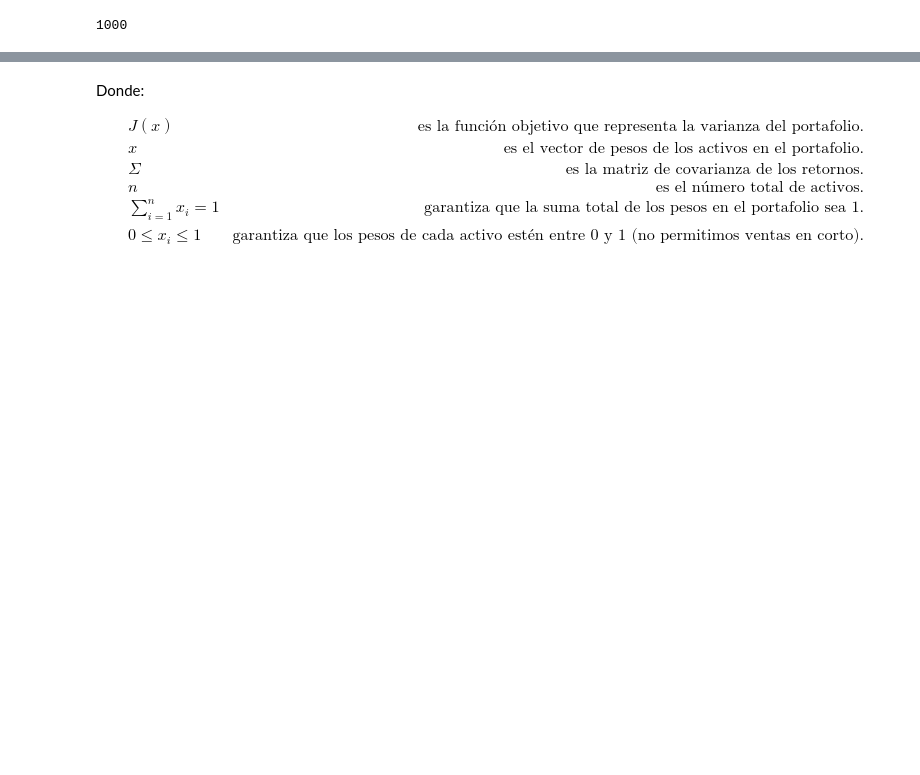
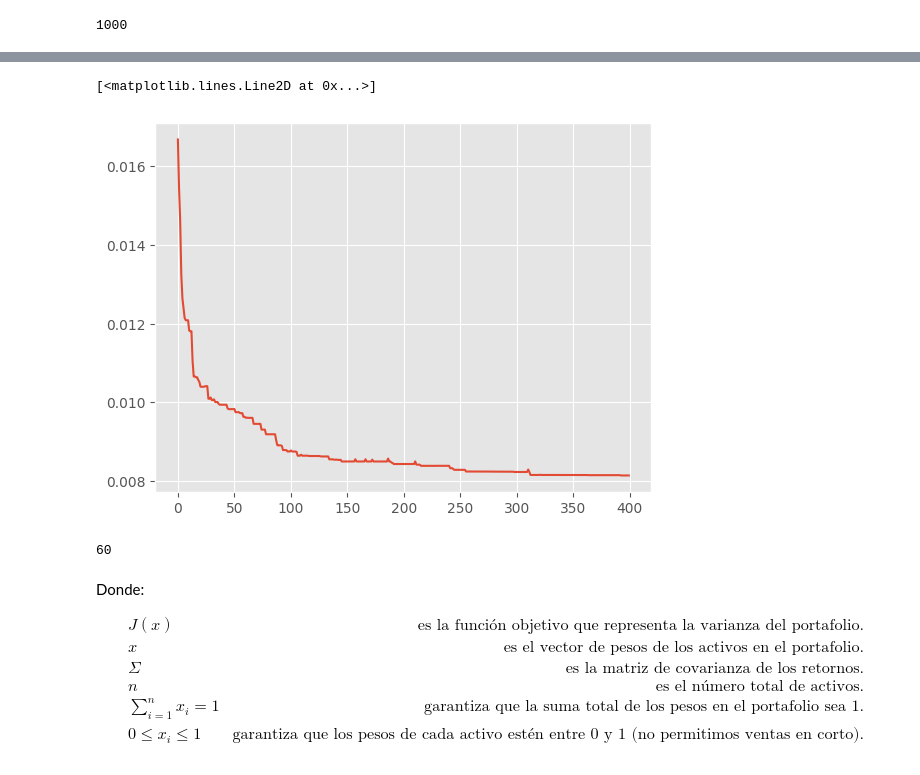
Before and after one commit to alfonso-santos/Python-aplicado-gestion-carteras, a Jupyter notebook: source/carteras-reales.ipynb, the cells around one changed output, grey strips where cells are left out. Drawn from its saved outputs; the diff is of its cells as text; code cells hidden in the pictures; blank space fills up the shorter version.

```diff
--- a/source/carteras-reales.ipynb
+++ b/source/carteras-reales.ipynb
@@ -162,3 +171,8 @@ array([0.17748802, 0.82251198])
-# %%
-pesos = np.random.uniform(0, 1, 200).reshape(-1, 2)
-pesos = pesos / pesos.sum(axis=1, keepdims=True)
+# %%
+sp_500_df = pd.read_excel('../data/SP500_comp_data.xlsx', index_col=0, parse_dates=True)
+
+
+
+num_min = 2000 # Número mínimo de datos
+sp_500_df = sp_500_df.dropna(axis=1, thresh=num_min)
+sp_500_df.head(2)
@@ -164,0 +185,5 @@ pesos = pesos / pesos.sum(axis=1, keepdims=True)
+# %%
+# Calcular los retornos logarítmicos usando diff()
+ret_sp500_df = np.log(sp_500_df).diff().dropna()
+
+ret_sp500_df.head(2)  # Mostrar las primeras filas de los retornos logarítmicos
@@ -165,3 +196,22 @@ pesos = pesos / pesos.sum(axis=1, keepdims=True)
+# %%
+var_min_lst = []
+pesos_lst = []
+for i in range(400):
+    tmp_data = ret_sp500_df.iloc[:, :i+2]
+    var_min, pesos = calc_port_min_var(tmp_data)
+    var_min_lst.append(var_min)
+    pesos_lst.append(pesos)
+# %%
+plt.plot(var_min_lst)
+# %% [output]
+[<matplotlib.lines.Line2D at 0x...>]
+[figure, added]
+# %%
+indice_maximo = lista.index(max(lista))
+
+indice_maximo
+# %% [output]
+60
 # %% [markdown]
 Donde:
 
```
Also changed, not shown: parts of 6 cells of this notebook.
